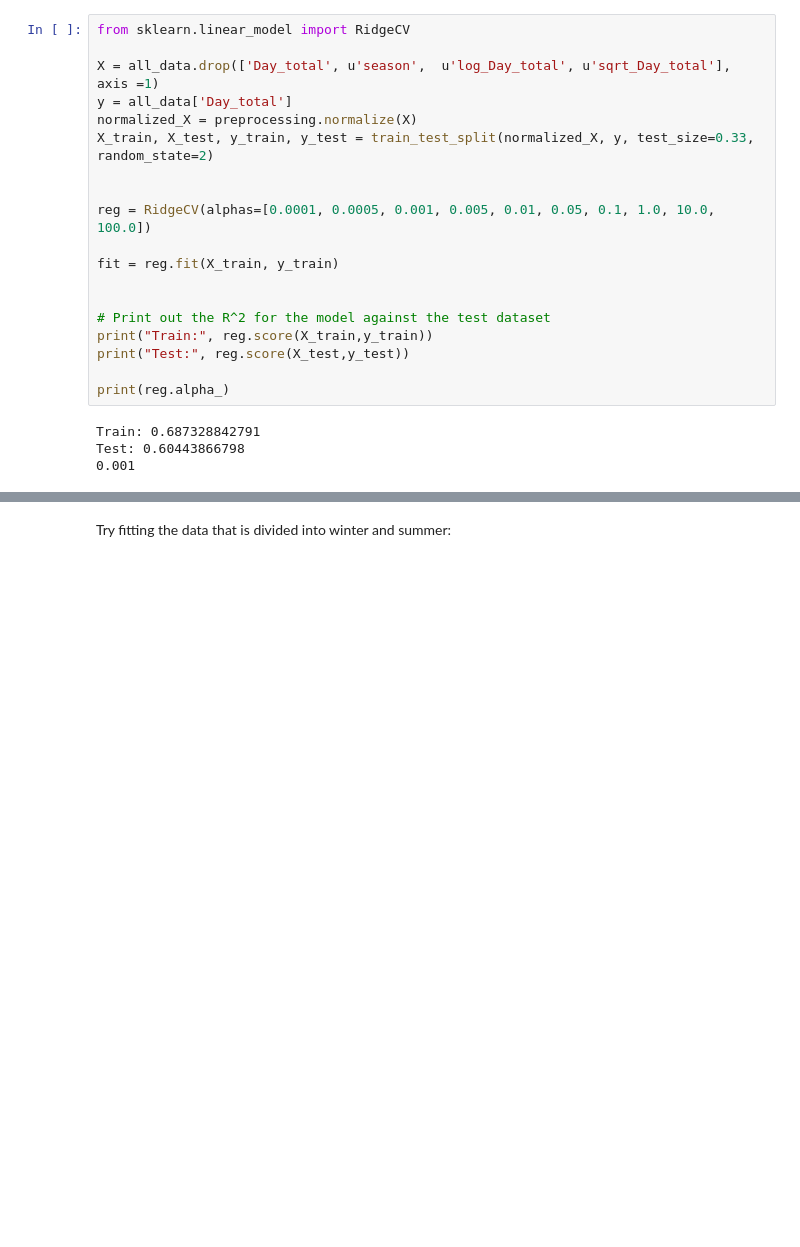
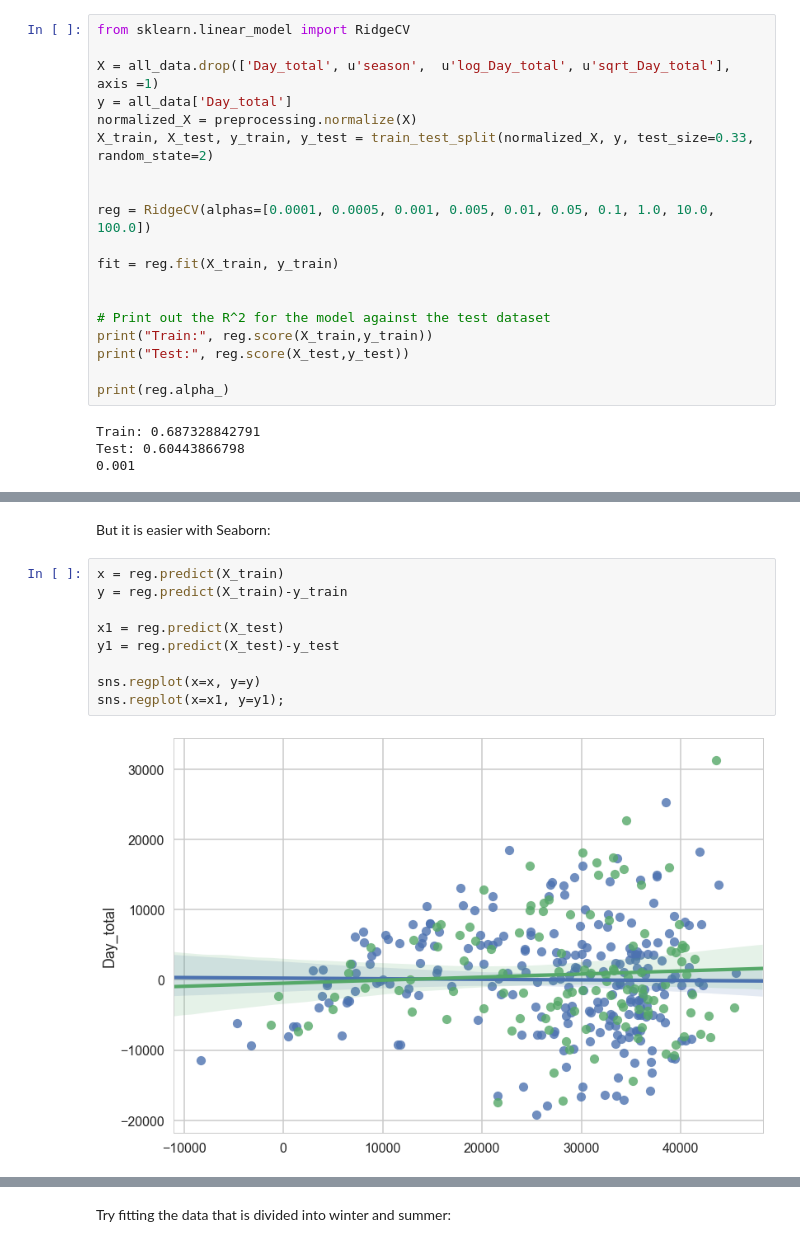
Before and after one commit to TorrBorr/Notes, a Jupyter notebook: Regression Notebook.ipynb, the cells around one changed output, grey strips where cells are left out. Saved outputs shown, nothing was run; the diff lists cells and outputs as text; blank space fills up the shorter version.

```diff
--- a/Regression Notebook.ipynb
+++ b/Regression Notebook.ipynb
@@ -712,0 +732,13 @@ Test: 0.60443866798
+# %% [markdown]
+But it is easier with Seaborn:
+# %%
+x = reg.predict(X_train)
+y = reg.predict(X_train)-y_train
+
+x1 = reg.predict(X_test)
+y1 = reg.predict(X_test)-y_test
+
+sns.regplot(x=x, y=y)
+sns.regplot(x=x1, y=y1);
+# %% [output]
+[figure, added]
```
Also changed, not shown: parts of 35 cells of this notebook.
